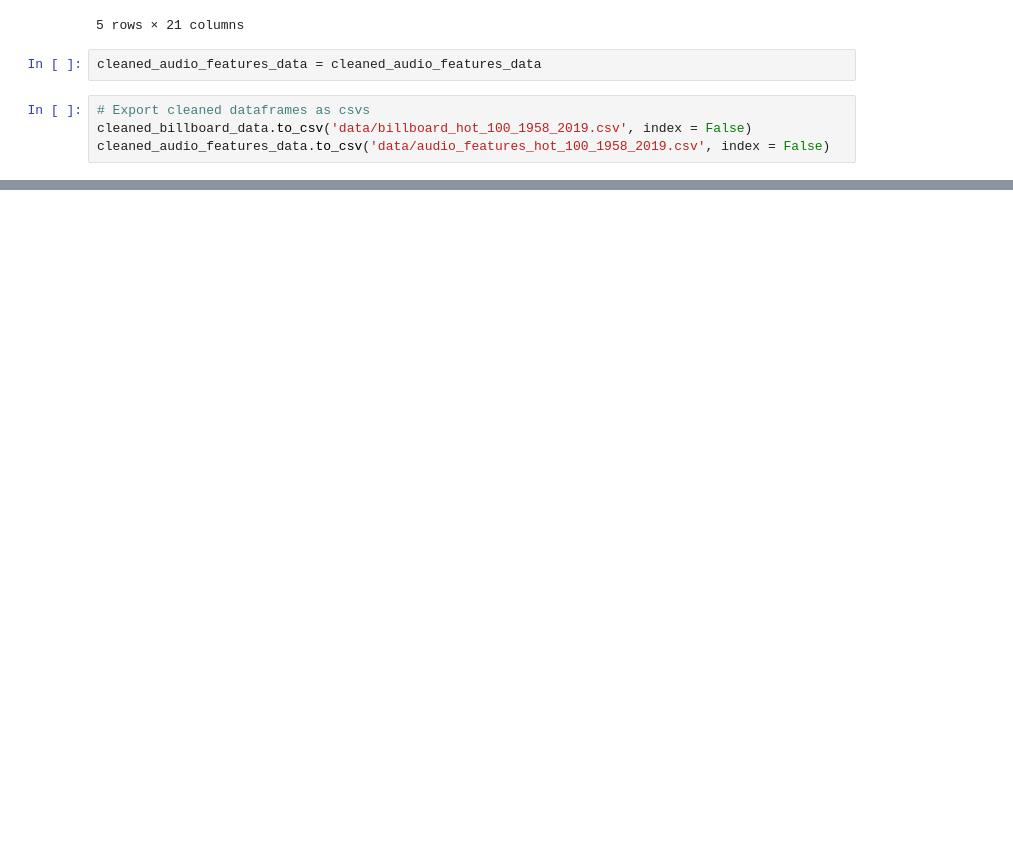
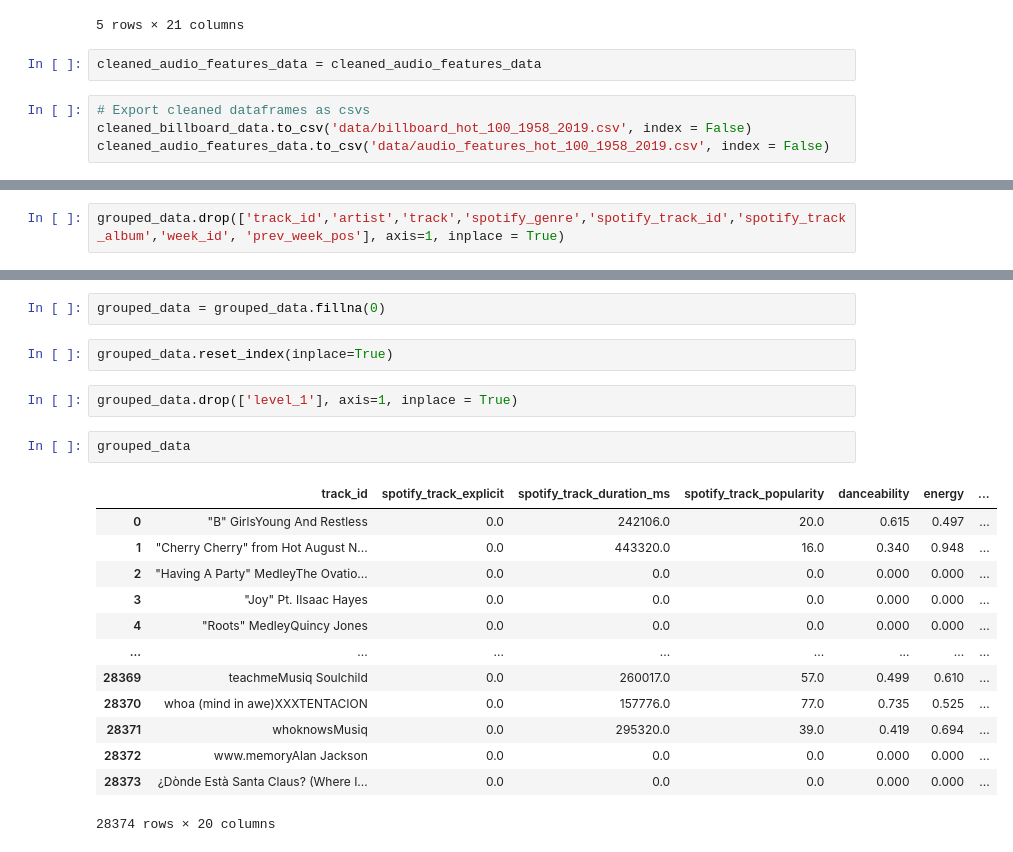
Before and after one commit to tkuar/project3, a Jupyter notebook: data_cleanup.ipynb, the cells around one changed output, grey strips where cells are left out. Drawn from its saved outputs; the diff is of its cells as text; blank space fills up the shorter version.

```diff
--- a/data_cleanup.ipynb
+++ b/data_cleanup.ipynb
@@ -188,0 +233,2 @@ cleaned_audio_features_data.to_csv('data/audio_features_hot_100_1958_2019.csv',
+# %%
+grouped_data.drop(['track_id','artist','track','spotify_genre','spotify_track_id','spotify_track_album','week_id', 'prev_week_pos'], axis=1, inplace = True)
@@ -188,0 +244,22 @@ cleaned_audio_features_data.to_csv('data/audio_features_hot_100_1958_2019.csv',
+# %%
+grouped_data = grouped_data.fillna(0)
+# %%
+grouped_data.reset_index(inplace=True)
+# %%
+grouped_data.drop(['level_1'], axis=1, inplace = True)
+# %%
+grouped_data
+# %% [output]
+|  | track_id | spotify_track_explicit | spotify_track_duration_ms | spotify_track_popularity | danceability | energy | ... |
+| 0 | "B" GirlsYoung And Restless | 0.0 | 242106.0 | 20.0 | 0.615 | 0.497 | ... |
+| 1 | "Cherry Cherry" from Hot August N... | 0.0 | 443320.0 | 16.0 | 0.340 | 0.948 | ... |
+| 2 | "Having A Party" MedleyThe Ovatio... | 0.0 | 0.0 | 0.0 | 0.000 | 0.000 | ... |
+| 3 | "Joy" Pt. IIsaac Hayes | 0.0 | 0.0 | 0.0 | 0.000 | 0.000 | ... |
+| 4 | "Roots" MedleyQuincy Jones | 0.0 | 0.0 | 0.0 | 0.000 | 0.000 | ... |
+| ... | ... | ... | ... | ... | ... | ... | ... |
+| 28369 | teachmeMusiq Soulchild | 0.0 | 260017.0 | 57.0 | 0.499 | 0.610 | ... |
+| 28370 | whoa (mind in awe)XXXTENTACION | 0.0 | 157776.0 | 77.0 | 0.735 | 0.525 | ... |
+| 28371 | whoknowsMusiq | 0.0 | 295320.0 | 39.0 | 0.419 | 0.694 | ... |
+| 28372 | www.memoryAlan Jackson | 0.0 | 0.0 | 0.0 | 0.000 | 0.000 | ... |
+| 28373 | ¿Dònde Està Santa Claus? (Where I... | 0.0 | 0.0 | 0.0 | 0.000 | 0.000 | ... |
+28374 rows × 20 columns
```
Also changed, not shown: parts of 7 cells of this notebook, 4 other files.
